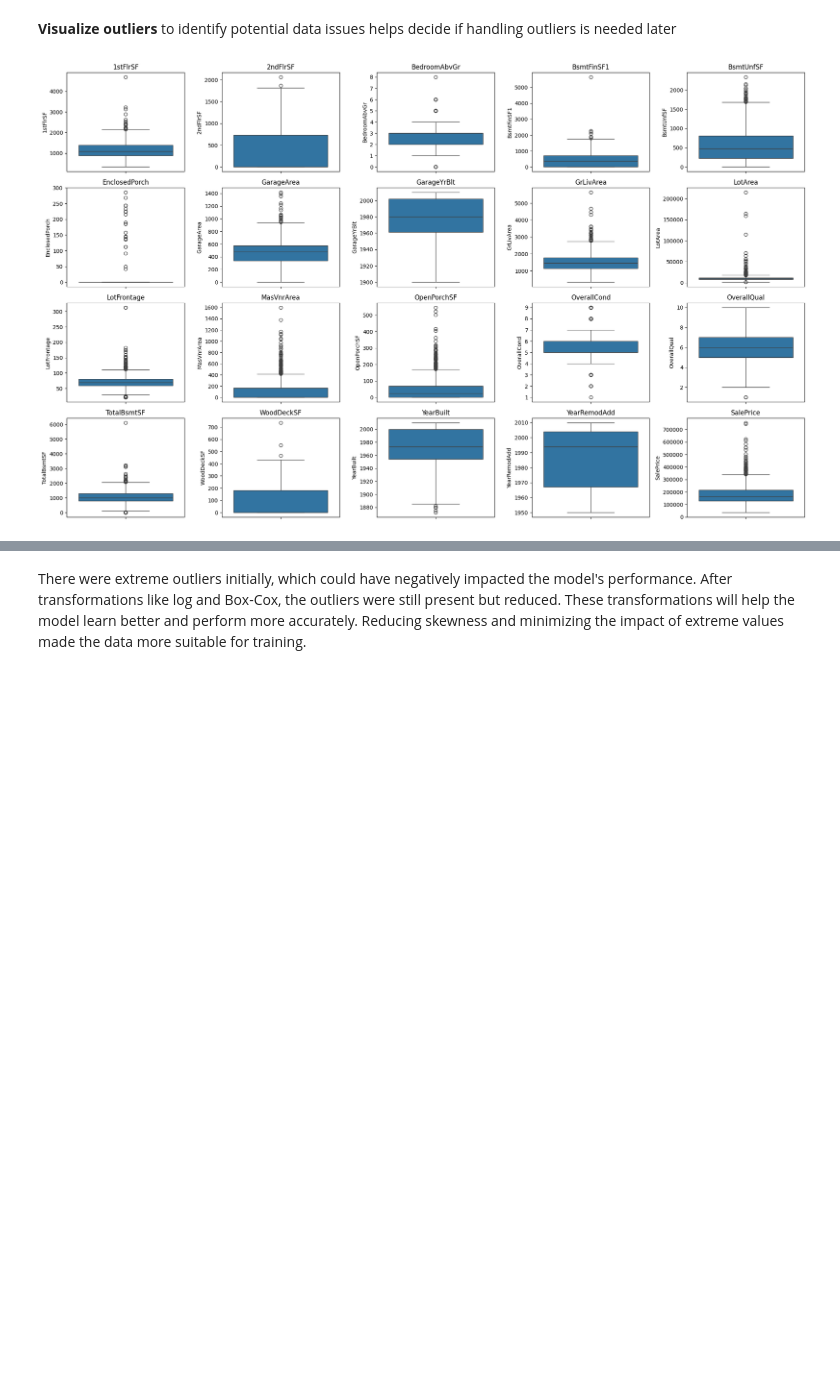
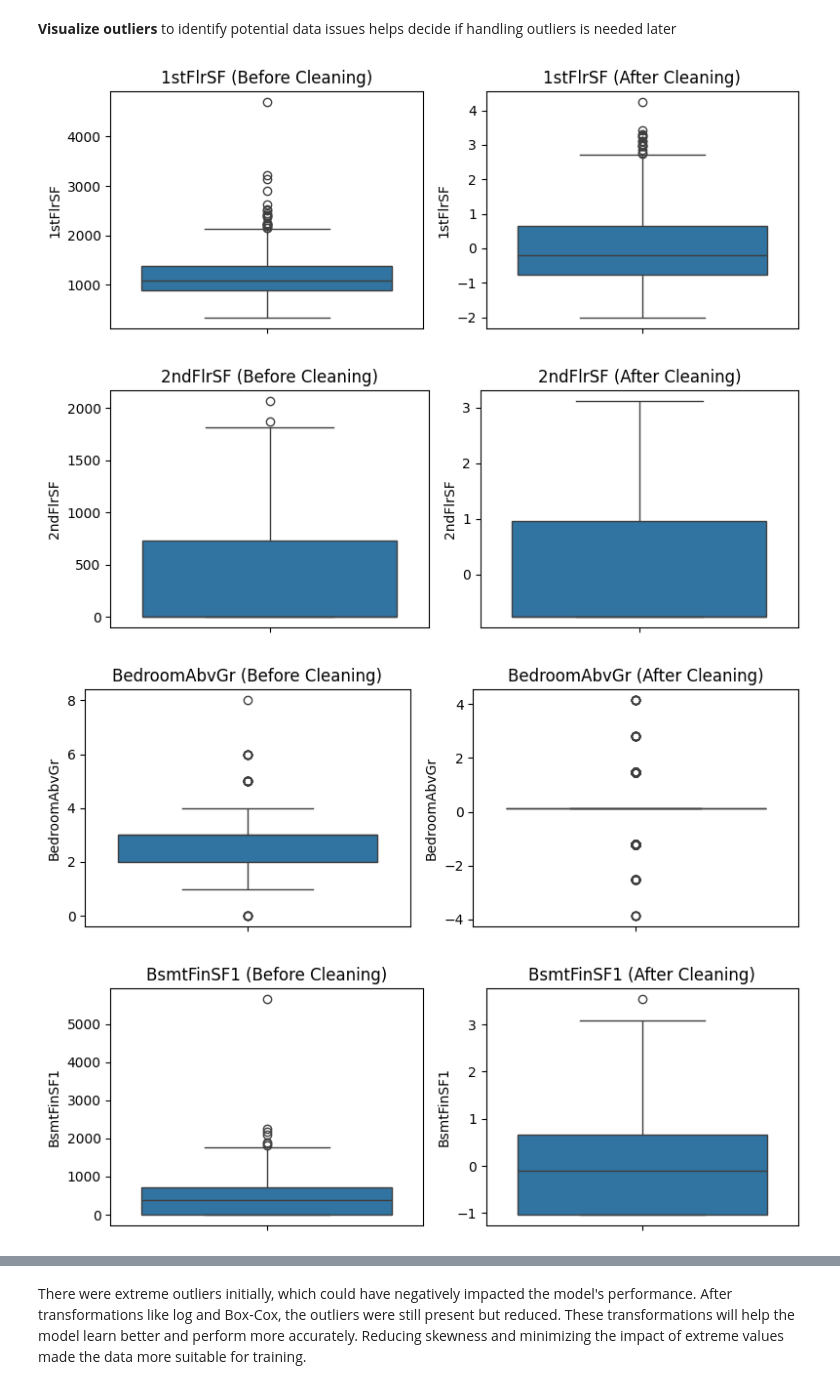
Before and after one commit to Patteerrik/Heritage-Housing-Issues, a Jupyter notebook: jupyter_notebooks/DataCleaning.ipynb, the cells around one changed output, grey strips where cells are left out. Saved outputs shown, nothing was run; the diff lists cells and outputs as text; code cells hidden in the pictures; blank space fills up the shorter version.

Commit message:
Updated plot x-axel after outlier removal for better visual

```diff
--- a/jupyter_notebooks/DataCleaning.ipynb
+++ b/jupyter_notebooks/DataCleaning.ipynb
@@ -236,17 +236,26 @@ Data is now cleaned, transformed, and ready for modeling.
 # %% [markdown]
 **Visualize outliers** to identify potential data issues
 helps decide if handling outliers is needed later
-# %%
-# Visualize outliers with boxplot for numerical features
-numerical_features = df.select_dtypes(include=['number']).columns
-
-plt.figure(figsize=(20, 15))
-for i, feature in enumerate(numerical_features):
-    plt.subplot(5, 5, i + 1)
-    sns.boxplot(y=df[feature])
-    plt.title(f'{feature}')
-
-plt.tight_layout()
-plt.show()
-# %% [output]
-[figure, removed]
+# %%
+# Select numerical features in the original data
+numerical_features = df.select_dtypes(include=['number']).columns
+
+for feature in numerical_features:
+    fig, axes = plt.subplots(nrows=1, ncols=2, figsize=(8, 3))
+
+    # Boxplot for before cleaning
+    sns.boxplot(y=df[feature], ax=axes[0])
+    axes[0].set_title(f"{feature} (Before Cleaning)")
+
+    # Boxplot for after cleaning (if the feature exists in df_cleaned)
+    if feature in df_cleaned.columns:
+        sns.boxplot(y=df_cleaned[feature], ax=axes[1])
+        axes[1].set_title(f"{feature} (After Cleaning)")
+
+    plt.tight_layout()
+    plt.show()
+# %% [output]
+[figure, added]
+[figure, added]
+[figure, added]
+[figure, added]
```
Also changed, not shown: parts of 4 cells of this notebook.
